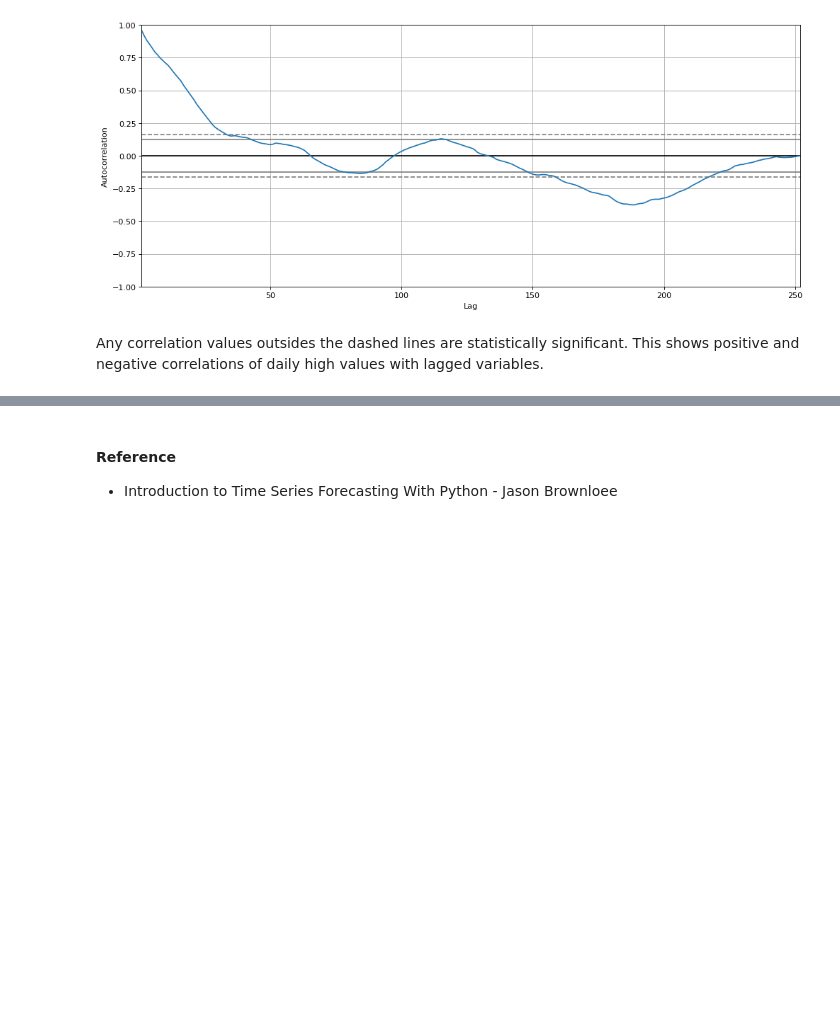
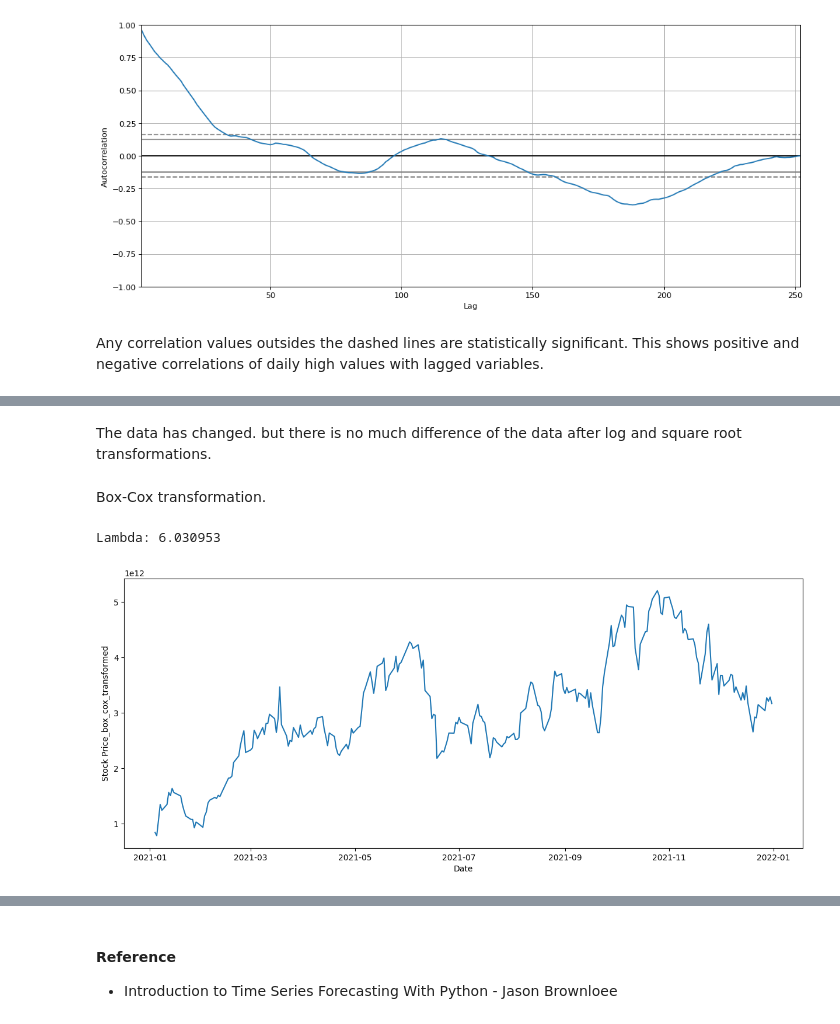
Before and after one commit to tharina11/Financial-Data-Analysis, a Jupyter notebook: Data Exploration/Exploration of stock data high prices.ipynb, the cells around one changed output, grey strips where cells are left out. Drawn from its saved outputs; the diff is of its cells as text; code cells hidden in the pictures; blank space fills up the shorter version.

Commit message:
Box_Cox transformation
Added Box-Cox transformation

```diff
--- a/Data Exploration/Exploration of stock data high prices.ipynb
+++ b/Data Exploration/Exploration of stock data high prices.ipynb
@@ -152,0 +152,19 @@ The data has changed. but there is no much difference of the data after log and
+# %% [markdown]
+The data has changed. but there is no much difference of the data after log and square root transformations.
+# %% [markdown]
+Box-Cox transformation.
+# %%
+# Box-Cox transformation
+daily_high_box_cox, lam = boxcox(daily_high['high'])
+print('Lambda: %f' % lam)
+# %% [output]
+Lambda: 6.030953
+# %%
+# Plot Box-Cox transformed data
+plt.figure(figsize=(15, 6))
+plt.plot(daily_high['date'], daily_high_box_cox)
+plt.xlabel('Date')
+plt.ylabel('Stock Price_box_cox_transformed')
+plt.show()
+# %% [output]
+[figure, added]
```
Also changed, not shown: parts of 17 cells of this notebook.
